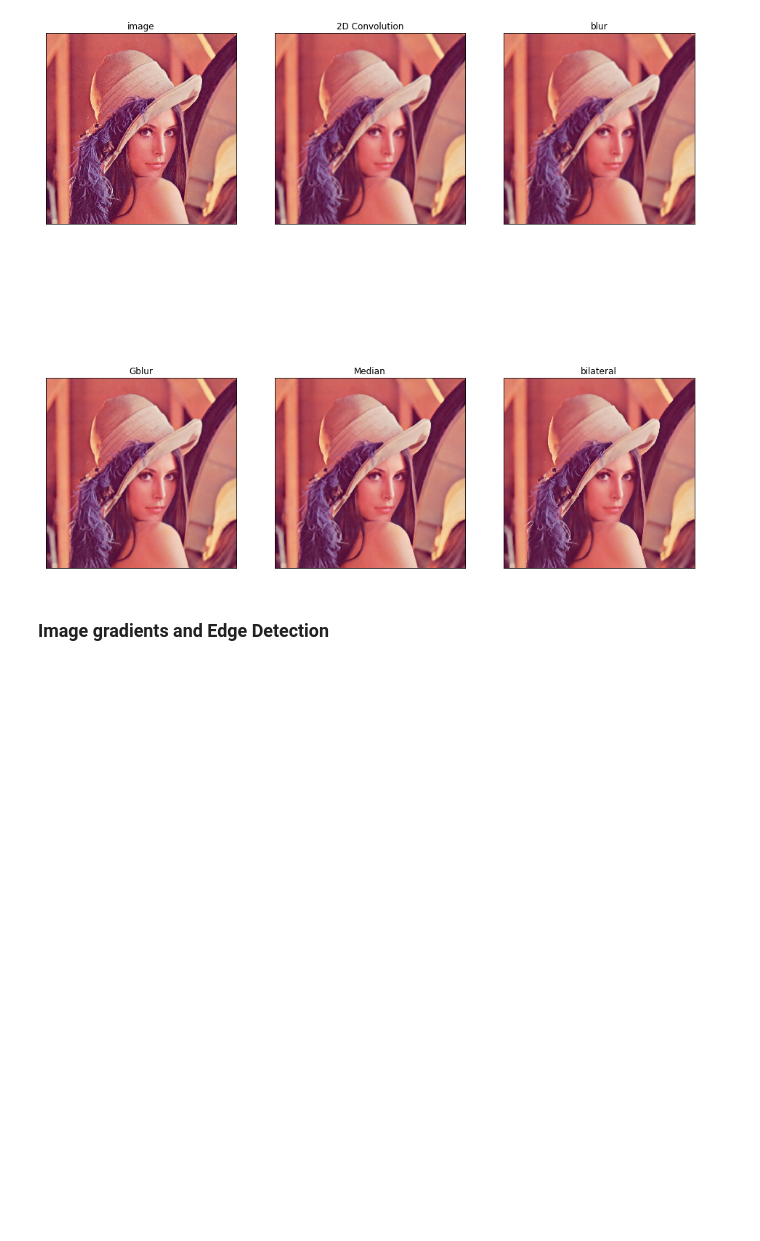
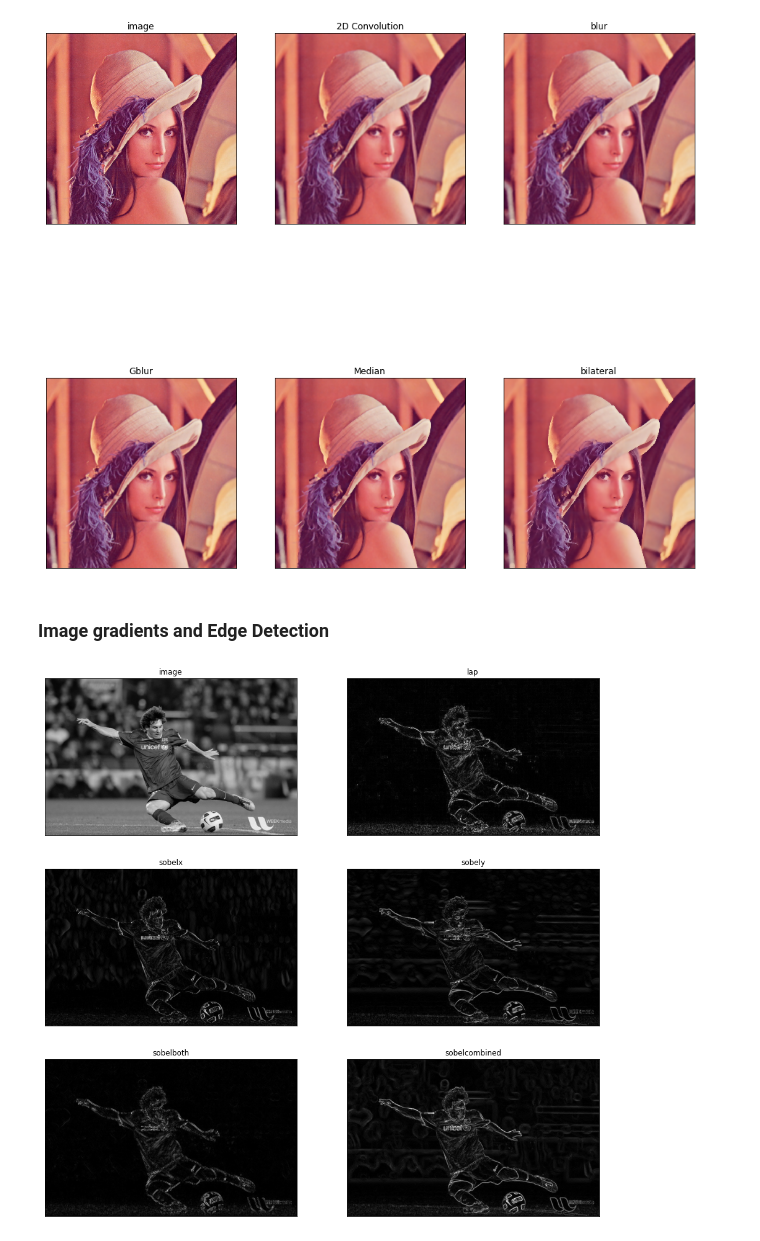
Before and after one commit to joelweber97/Python3_OpenCV, a Jupyter notebook: OpenCV Python for Beginners - 10 Hour Course.ipynb, the cells around one changed output. Saved outputs shown, nothing was run; the diff lists cells and outputs as text; code cells hidden in the pictures; blank space fills up the shorter version.

Commit message:
up to image pyramids

```diff
--- a/OpenCV Python for Beginners - 10 Hour Course.ipynb
+++ b/OpenCV Python for Beginners - 10 Hour Course.ipynb
@@ -1027,0 +1038,29 @@ plt.show()
+# %%
+img = cv2.imread('./data/messi5.jpg', cv2.IMREAD_GRAYSCALE)
+
+lap = cv2.Laplacian(img, cv2.CV_64F, ksize = 1)
+lap = np.uint8(np.absolute(lap))
+
+sobelx = cv2.Sobel(img, cv2.CV_64F, 1, 0, ksize = 1)  #dx = 1 uses sobelx, dy = 1 uses sobely
+sobelx = np.uint8(np.absolute(sobelx))
+
+sobely = cv2.Sobel(img, cv2.CV_64F, 0, 1, ksize = 1)
+sobely = np.uint8(np.absolute(sobely))
+
+sobelboth = cv2.Sobel(img, cv2.CV_64F, 1,1, ksize = 1)
+sobelboth = np.uint8(np.absolute(sobelboth))
+
+sobelcombined = cv2.bitwise_or(sobelx, sobely)
+
+titles = ['image','lap', 'sobelx', 'sobely', 'sobelboth', 'sobelcombined']
+images = [img, lap, sobelx, sobely, sobelboth, sobelcombined]
+plt.figure(figsize=(16, 16))
+for i in range(len(titles)):
+    plt.subplot(3,2,i+1)
+    plt.imshow(images[i], 'gray')
+    plt.title(titles[i])
+    plt.xticks([])
+    plt.yticks([])
+plt.show()
+# %% [output]
+[figure, added]
```
Also changed, not shown: parts of 17 cells of this notebook.
